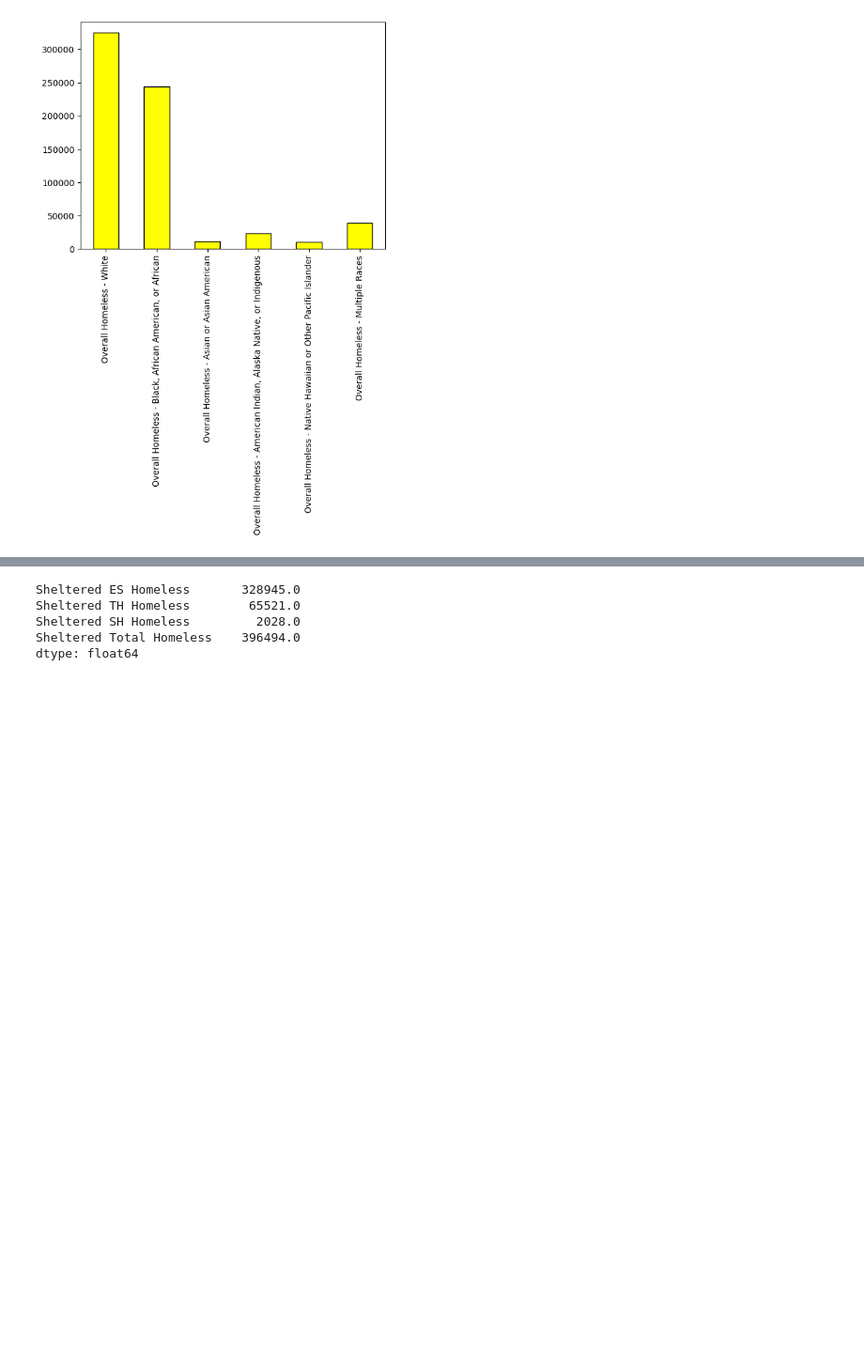
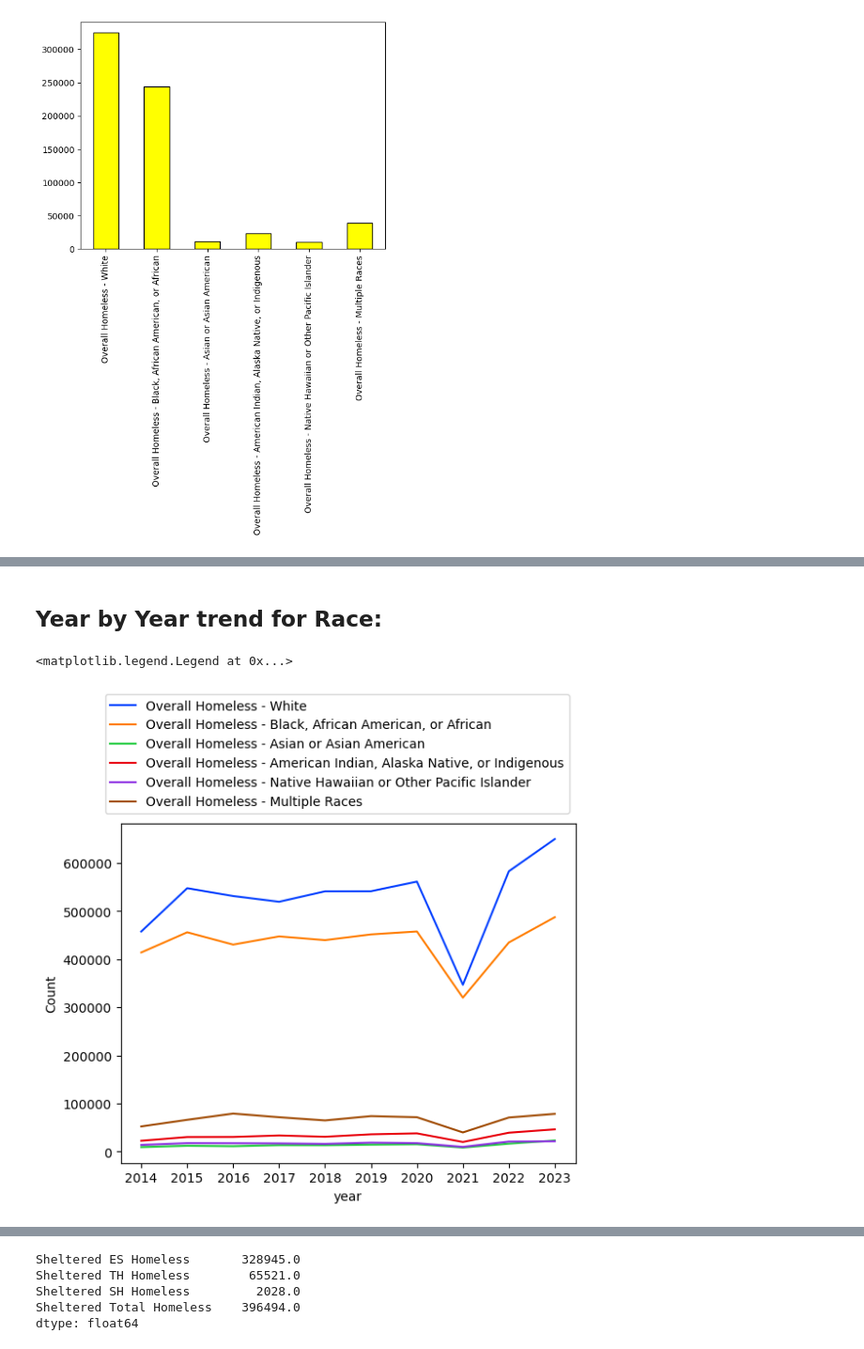
Before and after one commit to hmashrique/Homeless-Research, a Jupyter notebook: PIT_EDA.ipynb, the cells around one changed output, grey strips where cells are left out. Shown: that part at 94% size. Saved outputs shown, nothing was run; the diff lists cells and outputs as text; code cells hidden in the pictures; blank space fills up the shorter version.

```diff
--- a/PIT_EDA.ipynb
+++ b/PIT_EDA.ipynb
@@ -260 +283,11 @@ sns.barplot(data=final_race_melted, x='year', y='Count', hue='Category', palette
+# %% [markdown]
+## Year by Year trend for Race:
+# %%
+# Plot using Seaborn
+sns.lineplot(data=final_race_melted, x='year', y='Count', hue='Category', palette='bright')
+
+plt.legend(loc='upper right', bbox_to_anchor=(1, 1.4))  # Adjust bbox_to_anchor as needed
+# %% [output]
+<matplotlib.legend.Legend at 0x...>
+[figure, added]
 # %% [markdown]
```
Also changed, not shown: parts of 25 cells of this notebook, 4 other files.
